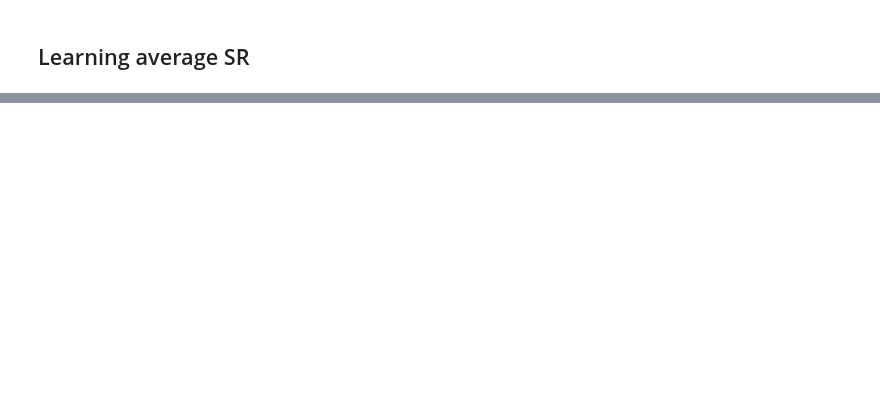
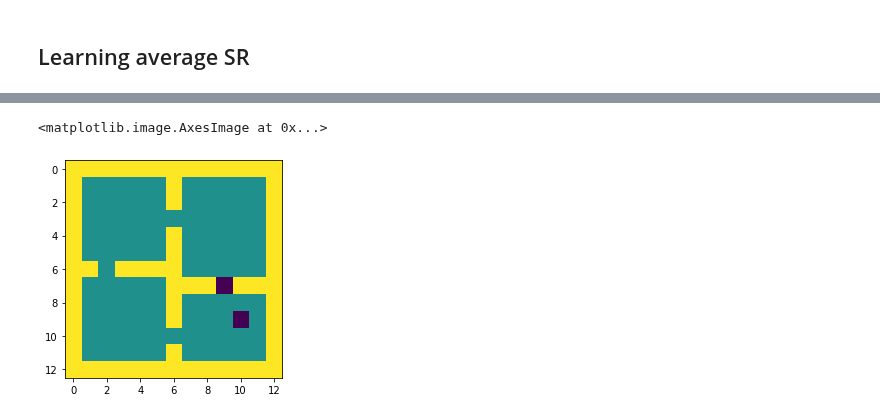
Before and after one commit to psurya1994/successor-feature-representations, a Jupyter notebook: test.ipynb, the cells around one changed output, grey strips where cells are left out. Drawn from its saved outputs; the diff is of its cells as text; code cells hidden in the pictures; blank space fills up the shorter version.

```diff
--- a/test.ipynb
+++ b/test.ipynb
@@ -137,3 +95,9 @@ def dqn_feature(**kwargs):
+# %%
+env.reset()
+plt.imshow(env.render(show_goal=True))
+# %% [output]
+<matplotlib.image.AxesImage at 0x...>
+[figure, added]
 # %%
 mkdir('log')
 mkdir('tf_log')
```
Also changed, not shown: parts of 16 cells of this notebook, 1 other file.
